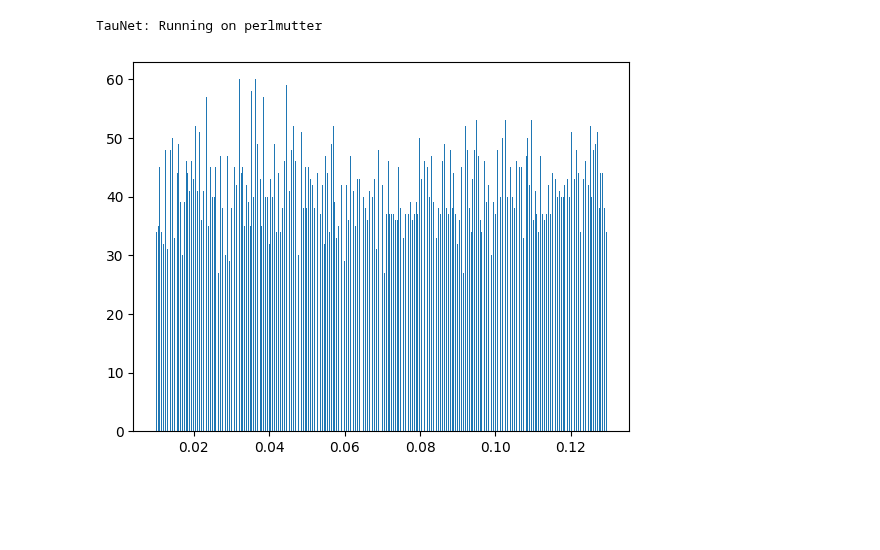
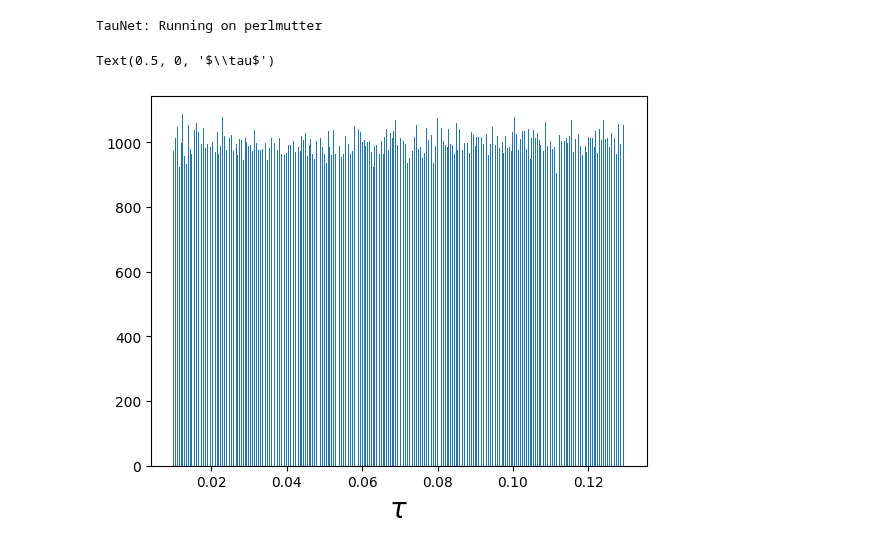
Before and after one commit to antolonappan/taunet, a Jupyter notebook: Notebooks/cnn.ipynb, the cells around one changed output. Saved outputs shown, nothing was run; the diff lists cells and outputs as text; code cells hidden in the pictures; blank space fills up the shorter version.

```diff
--- a/Notebooks/cnn.ipynb
+++ b/Notebooks/cnn.ipynb
@@ -17,8 +23,10 @@ cmb = CMBmap(taus,nsim=240000,verbose=False)
 # %%
 taus = cmb.tau_dis
 # %%
-TAU = taus[:10000]
+TAU = taus
 null = plt.hist(TAU, bins=500)
+plt.xlabel('$\\tau$', fontsize=20)
 # %% [output]
+Text(0.5, 0, '$\\tau$')
-[figure, old version]
+[figure, new version]
 # %%
```
Also changed, not shown: parts of 25 cells of this notebook, 4 other files.
